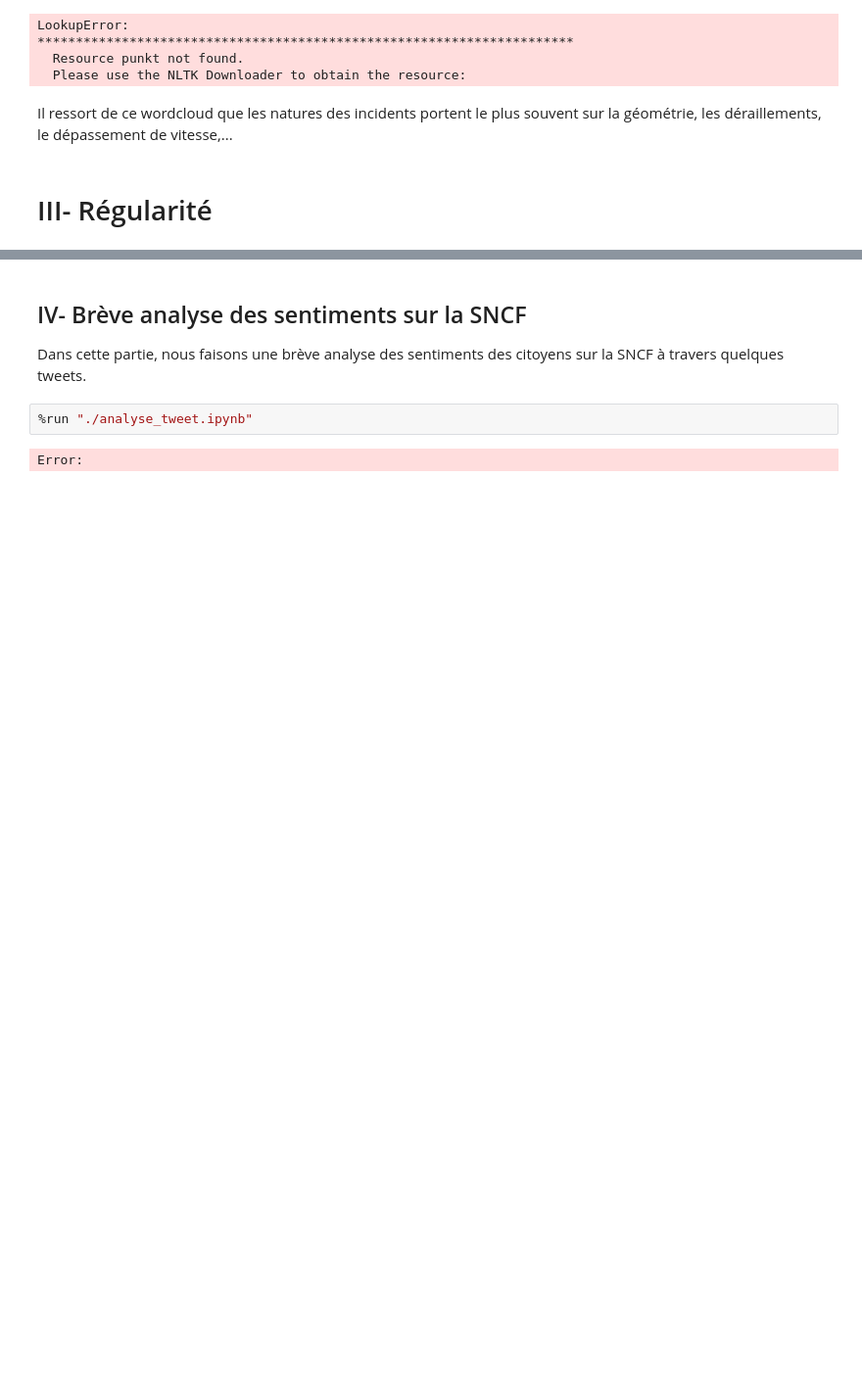
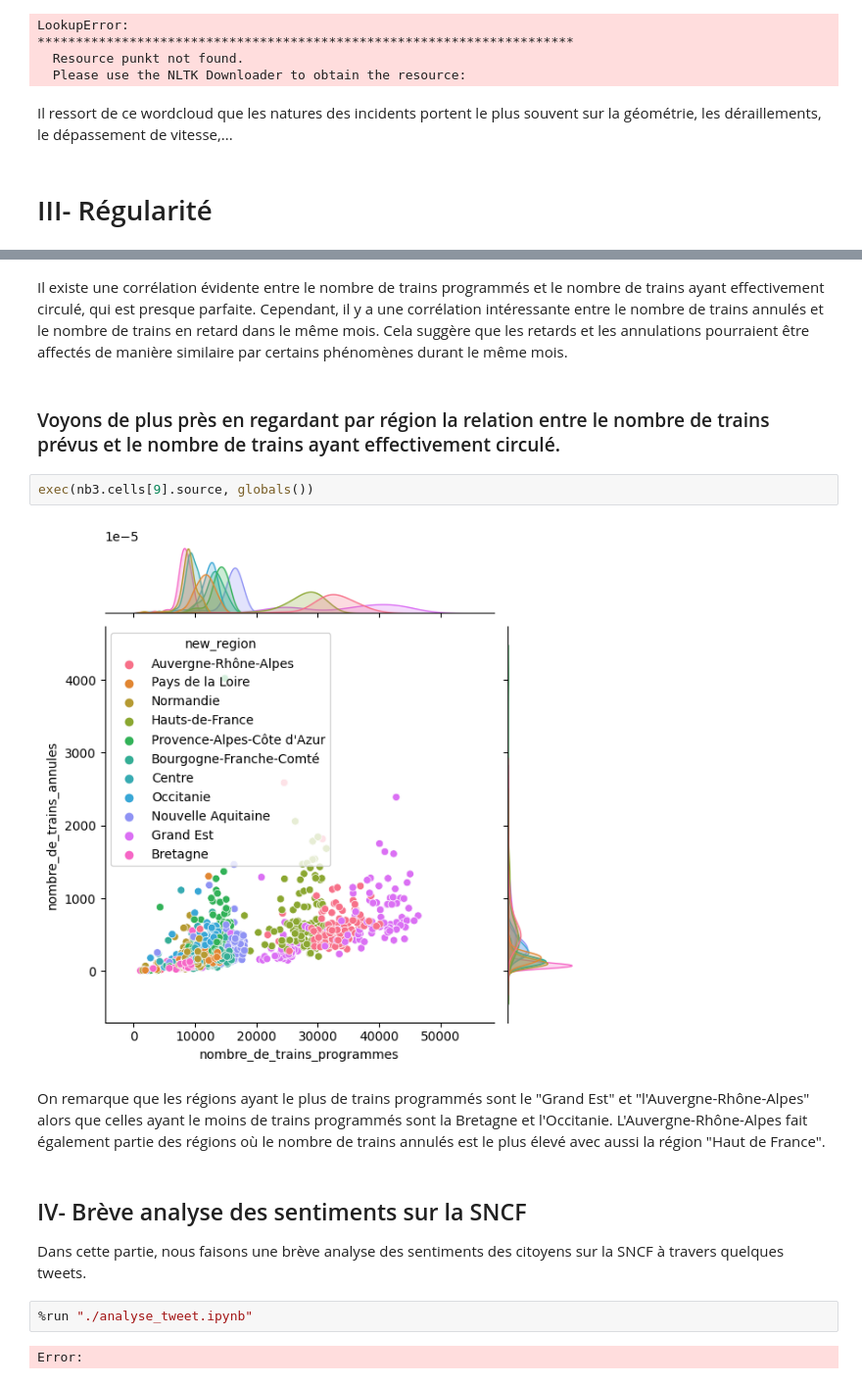
Before and after one commit to gbiaou/Projet_Python_SNCF, a Jupyter notebook: rendu_final.ipynb, the cells around one changed output, grey strips where cells are left out. Shown at 98% size. Cells and saved outputs as stored; diff of their text form; blank space fills up the shorter version.

```diff
--- a/rendu_final.ipynb
+++ b/rendu_final.ipynb
@@ -123,3 +135,14 @@ Yann
+# %% [markdown]
+Il existe une corrélation évidente entre le nombre de trains programmés et le nombre de trains ayant effectivement circulé, qui est presque parfaite. Cependant, il y a une corrélation intéressante entre le nombre de trains annulés et le nombre de trains en retard dans le même mois. Cela suggère que les retards et les annulations pourraient être affectés de manière similaire par certains phénomènes durant le même mois.
+# %% [markdown]
+### Voyons de plus près en regardant par région la relation entre le nombre de trains prévus et le nombre de trains ayant effectivement circulé.
+# %%
+exec(nb3.cells[9].source, globals())
+# %% [output]
+[figure, added]
+# %% [markdown]
+On remarque que les régions ayant le plus de trains programmés sont le "Grand Est" et "l'Auvergne-Rhône-Alpes" alors que celles ayant le moins de trains programmés sont la Bretagne et l'Occitanie.
+L'Auvergne-Rhône-Alpes fait également partie des régions où le nombre de trains annulés est le plus élevé avec aussi la région "Haut de France".
 # %% [markdown]
 ## IV- Brève analyse des sentiments sur la SNCF
 Dans cette partie, nous faisons une brève analyse des sentiments des citoyens sur la SNCF à travers quelques tweets.
```
Also changed, not shown: parts of 6 cells of this notebook.
